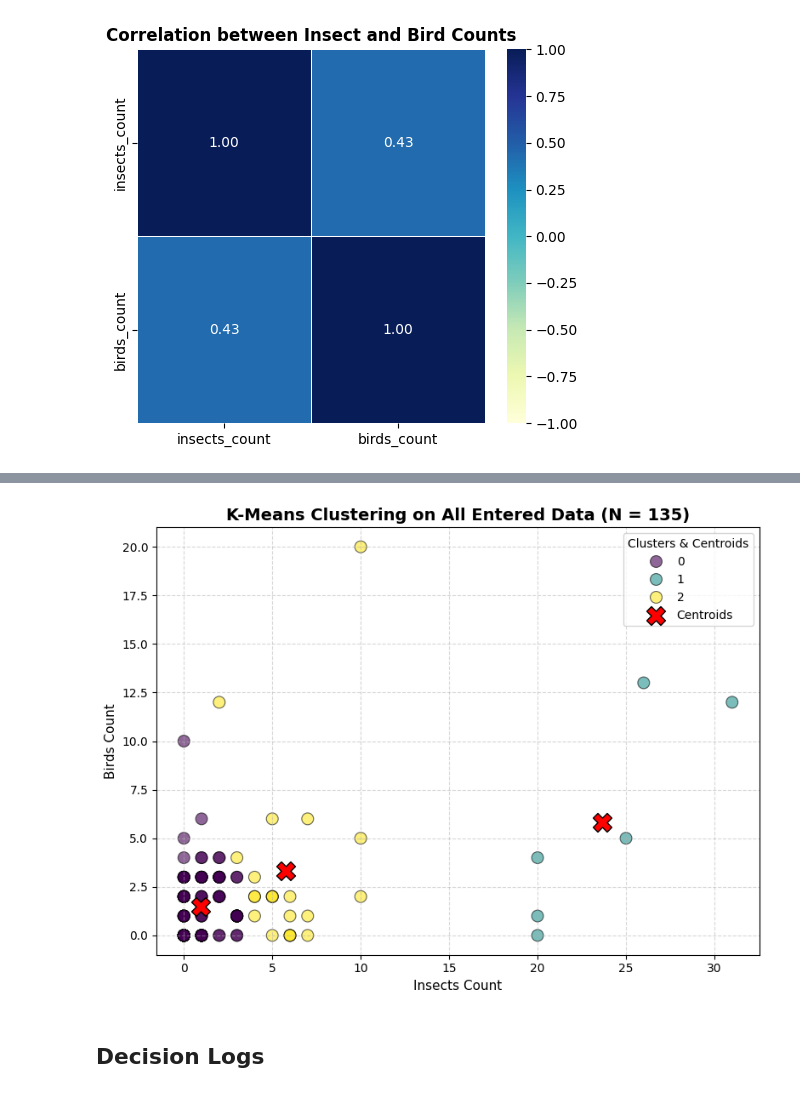
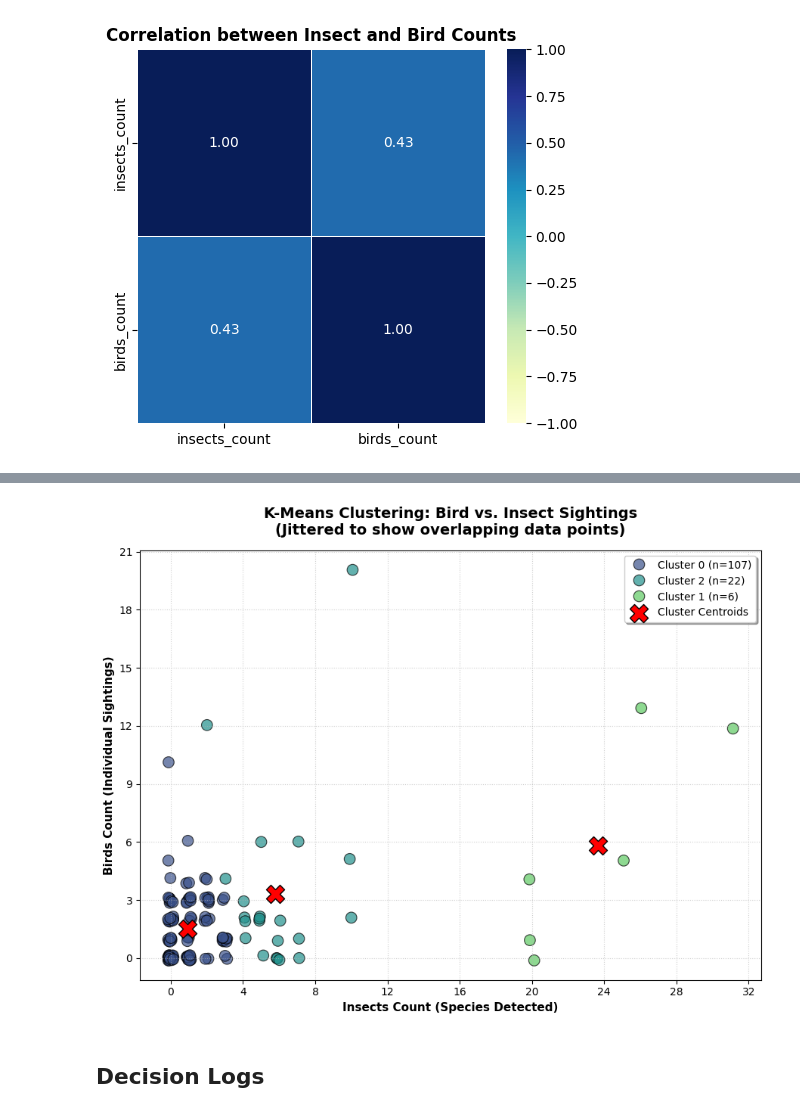
Before and after one commit to OisinStapleton/ml-campus_data-project-colab, a Jupyter notebook: MiniProjectOS.ipynb, the cells around one changed output, grey strips where cells are left out. Drawn from its saved outputs; the diff is of its cells as text; code cells hidden in the pictures.

```diff
--- a/MiniProjectOS.ipynb
+++ b/MiniProjectOS.ipynb
@@ -36,0 +17,8 @@ display(df.head(20)) #shows first five rows
+# %%
+
+# Load the dataset from your Google Drive, skipping the metadata rows
+csv_path = '/content/drive/MyDrive/Colab Notebooks/CampusWalkDataset_TemplateIDs(Sheet1).csv'
+df = pd.read_csv(csv_path, header=4)
+
+# Show the first 20 rows
+display(df.head(20))
@@ -208,54 +543,74 @@ from sklearn.cluster import KMeans
 import matplotlib.pyplot as plt
 import seaborn as sns
 import pandas as pd
+import numpy as np
+from matplotlib.ticker import MaxNLocator
 
-# 1. Prepare data for clustering using all available data (df)
+# 1. Prepare data for clustering
 cluster_data = df[['insects_count', 'birds_count']].copy()
 cluster_data['insects_count'] = pd.to_numeric(cluster_data['insects_count'], errors='coerce')
 cluster_data['birds_count'] = pd.to_numeric(cluster_data['birds_count'], errors='coerce')
-
-# Drop rows where counts are missing so K-Means can run, but keep all other filled rows
 cluster_data = cluster_data.dropna()
 
 # 2. Perform K-Means clustering
 k_clusters = 3
 k_means = KMeans(n_clusters=k_clusters, random_state=42, n_init=10)
 cluster_data['cluster'] = k_means.fit_predict(cluster_data)
 
-# 3. Plot the clusters and centroids
-plt.figure(figsize=(8, 6))
+# 3. Add Jitter for better visualization (only for plotting, doesn't change clustering calculations)
+# This reveals overlapping points on integer grid lines
+np.random.seed(42)
+jitter_strength = 0.15
+cluster_data['insects_jittered'] = cluster_data['insects_count'] + np.random.uniform(-jitter_strength, jitter_strength, size=len(cluster_data))
+cluster_data['birds_jittered'] = cluster_data['birds_count'] + np.random.uniform(-jitter_strength, jitter_strength, size=len(cluster_data))
+
+# 4. Plot the clusters and centroids
+plt.figure(figsize=(9, 7))
+
+# Dynamic cluster labels showing the size of each cluster
+cluster_sizes = cluster_data['cluster'].value_counts()
+legend_labels = {i: f"Cluster {i} (n={cluster_sizes.get(i, 0)})" for i in range(k_clusters)}
+cluster_data['cluster_label'] = cluster_data['cluster'].map(legend_labels)
+
 sns.scatterplot(
-    x='insects_count',
-    y='birds_count',
-    hue='cluster',
+    x='insects_jittered',
+    y='birds_jittered',
+    hue='cluster_label',
     palette='viridis',
     data=cluster_data,
-    s=100,
-    alpha=0.6,
+    s=110,
+    alpha=0.7,
     edgecolor='k'
 )
 
-# Plot centroids
+# Plot actual centroids
 centroids = k_means.cluster_centers_
 plt.scatter(
     centroids[:, 0],
     centroids[:, 1],
-    s=250,
+    s=300,
     color='red',
     marker='X',
-    label='Centroids',
-    edgecolor='black'
+    label='Cluster Centroids',
+    edgecolor='black',
+    zorder=10
 )
 
-plt.title(f'K-Means Clustering on All Entered Data (N = {len(cluster_data)})', fontsize=14, fontweight='bold')
-plt.xlabel('Insects Count', fontsize=11)
-plt.ylabel('Birds Count', fontsize=11)
-plt.legend(title='Clusters & Centroids')
-plt.grid(True, linestyle='--', alpha=0.5)
+# 5. Clean up axes to display clear, clean integers
+plt.gca().xaxis.set_major_locator(MaxNLocator(integer=True))
+plt.gca().yaxis.set_major_locator(MaxNLocator(integer=True))
+
+plt.title('K-Means Clustering: Bird vs. Insect Sightings\n(Jittered to show overlapping data points)', fontsize=14, fontweight='bold', pad=15)
+plt.xlabel('Insects Count (Species Detected)', fontsize=11, fontweight='semibold')
+plt.ylabel('Birds Count (Individual Sightings)', fontsize=11, fontweight='semibold')
+plt.legend(loc='upper right', frameon=True, shadow=True)
+plt.grid(True, linestyle=':', alpha=0.6)
+
+# Tighten layout and display
 plt.tight_layout()
 plt.show()
 # %% [output]
-[figure, old version]
+[figure, new version]
 # %% [markdown]
 ## Decision Logs
 # %% [markdown]
```
Also changed, not shown: parts of 22 cells of this notebook.
